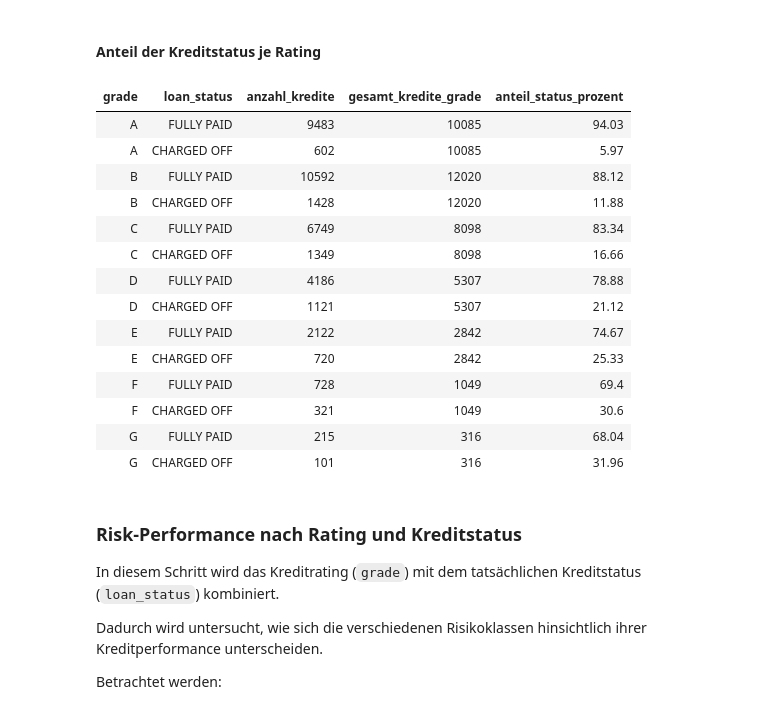
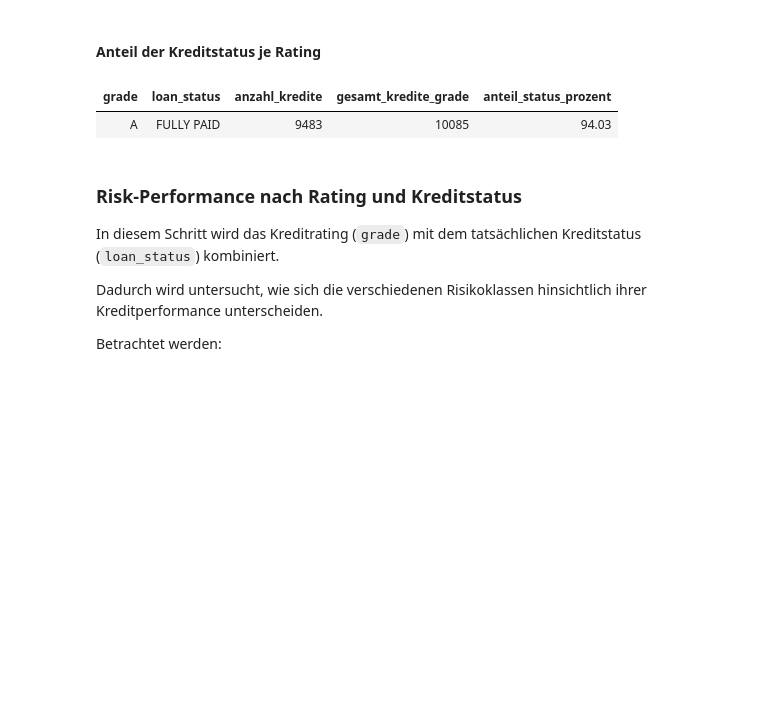
Before and after one commit to Rich1719/DataSciences, a Jupyter notebook: credit_risk_project/03_Credit_Risk_gold.ipynb, the cells around one changed output. Saved outputs shown, nothing was run; the diff lists cells and outputs as text; code cells hidden in the pictures; blank space fills up the shorter version.

```diff
--- a/credit_risk_project/03_Credit_Risk_gold.ipynb
+++ b/credit_risk_project/03_Credit_Risk_gold.ipynb
@@ -553,47 +493,34 @@ df_grade_status_share = (
     .agg(
         count("id").alias("anzahl_kredite")
     )
 )
 
 grade_totals = (
     df_gold
     .groupBy("grade")
     .agg(
         count("id").alias("gesamt_kredite_grade")
     )
 )
 
 df_grade_status_share = (
     df_grade_status_share
     .join(grade_totals, on="grade", how="left")
     .withColumn(
         "anteil_status_prozent",
         round(
             col("anzahl_kredite") /
             col("gesamt_kredite_grade") * 100,
             2
         )
     )
     .orderBy("grade", col("anteil_status_prozent").desc())
 )
 
-display(df_grade_status_share)
+display(df_grade_status_share.limit(1))
 # %% [output]
 | grade | loan_status | anzahl_kredite | gesamt_kredite_grade | anteil_status_prozent |
 | A | FULLY PAID | 9483 | 10085 | 94.03 |
-| A | CHARGED OFF | 602 | 10085 | 5.97 |
-| B | FULLY PAID | 10592 | 12020 | 88.12 |
-| B | CHARGED OFF | 1428 | 12020 | 11.88 |
-| C | FULLY PAID | 6749 | 8098 | 83.34 |
-| C | CHARGED OFF | 1349 | 8098 | 16.66 |
-| D | FULLY PAID | 4186 | 5307 | 78.88 |
-| D | CHARGED OFF | 1121 | 5307 | 21.12 |
-| E | FULLY PAID | 2122 | 2842 | 74.67 |
-| E | CHARGED OFF | 720 | 2842 | 25.33 |
-| F | FULLY PAID | 728 | 1049 | 69.4 |
-| F | CHARGED OFF | 321 | 1049 | 30.6 |
-| G | FULLY PAID | 215 | 316 | 68.04 |
-| G | CHARGED OFF | 101 | 316 | 31.96 |
 # %% [markdown]
 ###  Risk-Performance nach Rating und Kreditstatus
 
```
Also changed, not shown: parts of 8 cells of this notebook, 3 other files.
